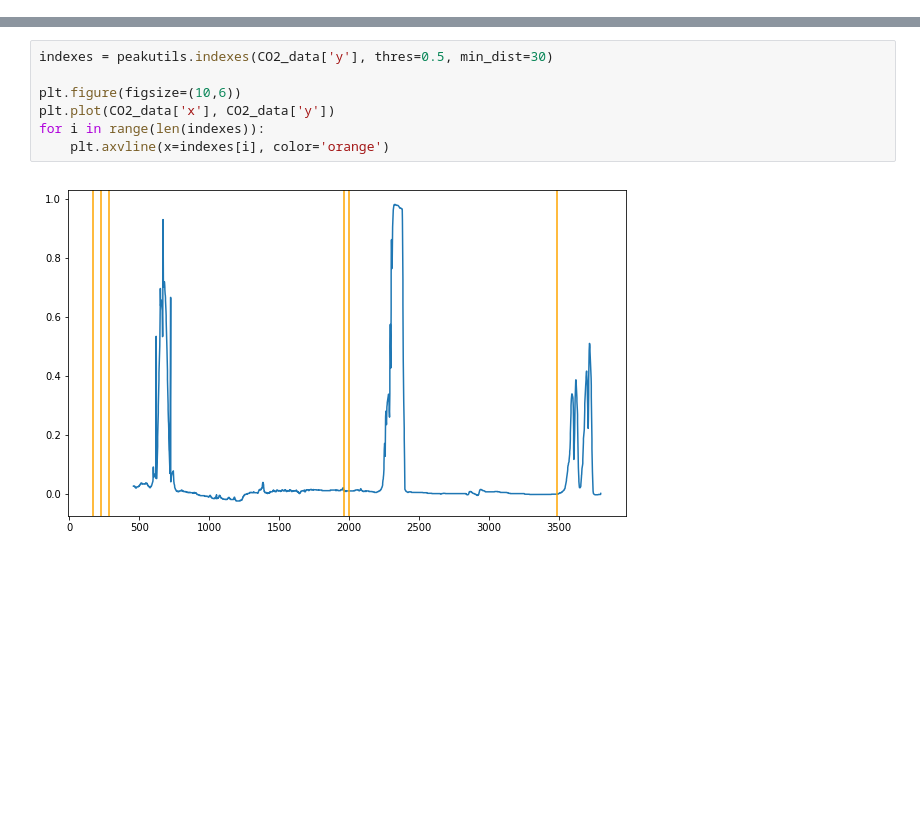
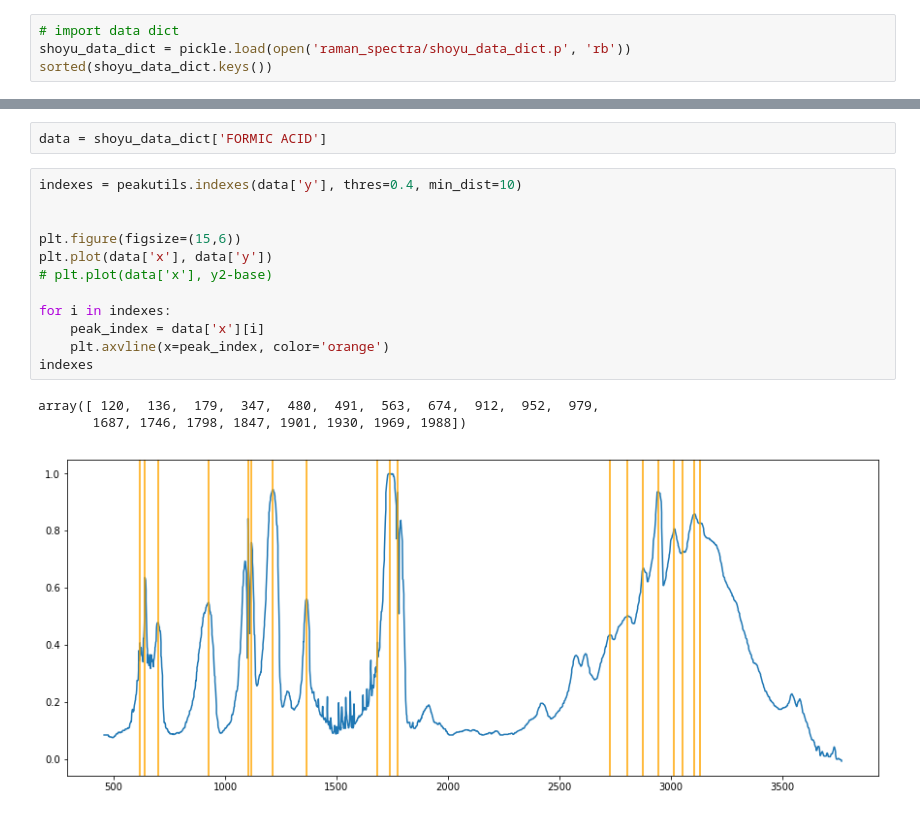
Before and after one commit to raman-noodles/Raman-noodles, a Jupyter notebook: Explore_Dev/Raman_dev2.ipynb, the cells around one changed output, grey strips where cells are left out. Cells and saved outputs as stored; diff of their text form; blank space fills up the shorter version.

Commit message:
Played around more with peakUtils

```diff
--- a/Explore_Dev/Raman_dev2.ipynb
+++ b/Explore_Dev/Raman_dev2.ipynb
@@ -33,0 +10,4 @@ CO2_data
+# %%
+# import data dict
+shoyu_data_dict = pickle.load(open('raman_spectra/shoyu_data_dict.p', 'rb'))
+sorted(shoyu_data_dict.keys())
@@ -34,9 +25,18 @@ CO2_data
+# %%
+data = shoyu_data_dict['FORMIC ACID']
 # %%
-indexes = peakutils.indexes(CO2_data['y'], thres=0.5, min_dist=30)
+indexes = peakutils.indexes(data['y'], thres=0.4, min_dist=10)
 
-plt.figure(figsize=(10,6))
-plt.plot(CO2_data['x'], CO2_data['y'])
-for i in range(len(indexes)):
-    plt.axvline(x=indexes[i], color='orange')
+
+plt.figure(figsize=(15,6))
+plt.plot(data['x'], data['y'])
+# plt.plot(data['x'], y2-base)
+
+for i in indexes:
+    peak_index = data['x'][i]
+    plt.axvline(x=peak_index, color='orange')
+indexes
 # %% [output]
+array([ 120,  136,  179,  347,  480,  491,  563,  674,  912,  952,  979,
+       1687, 1746, 1798, 1847, 1901, 1930, 1969, 1988])
-[figure, old version]
+[figure, new version]
```
Also changed, not shown: parts of 4 cells of this notebook.
